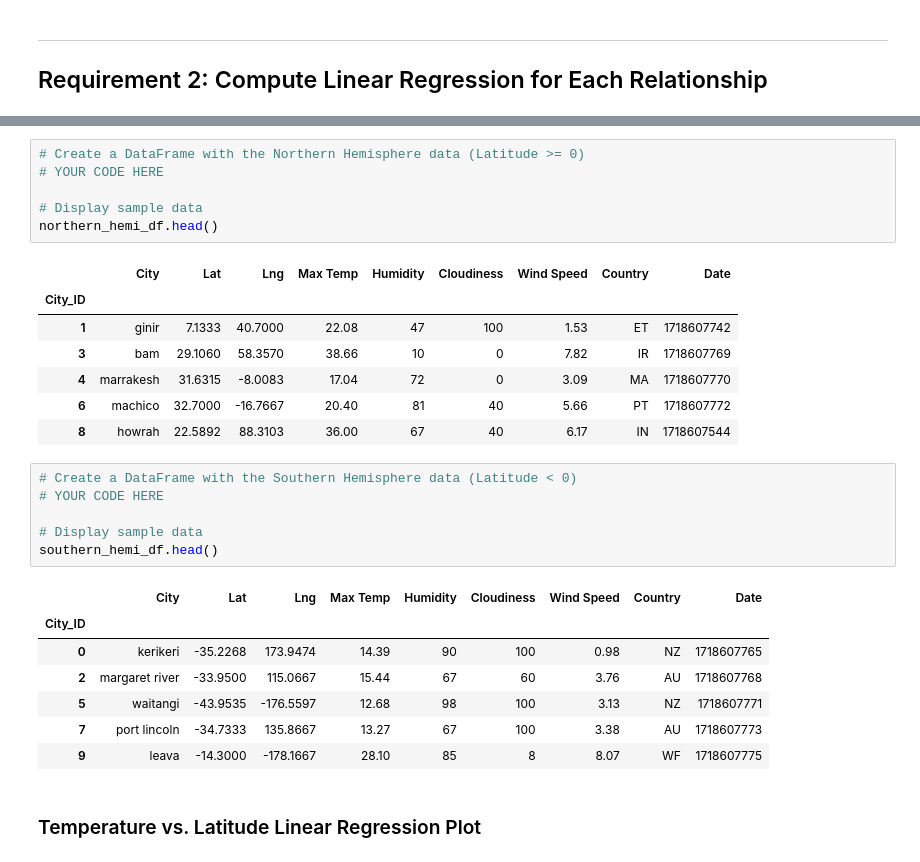
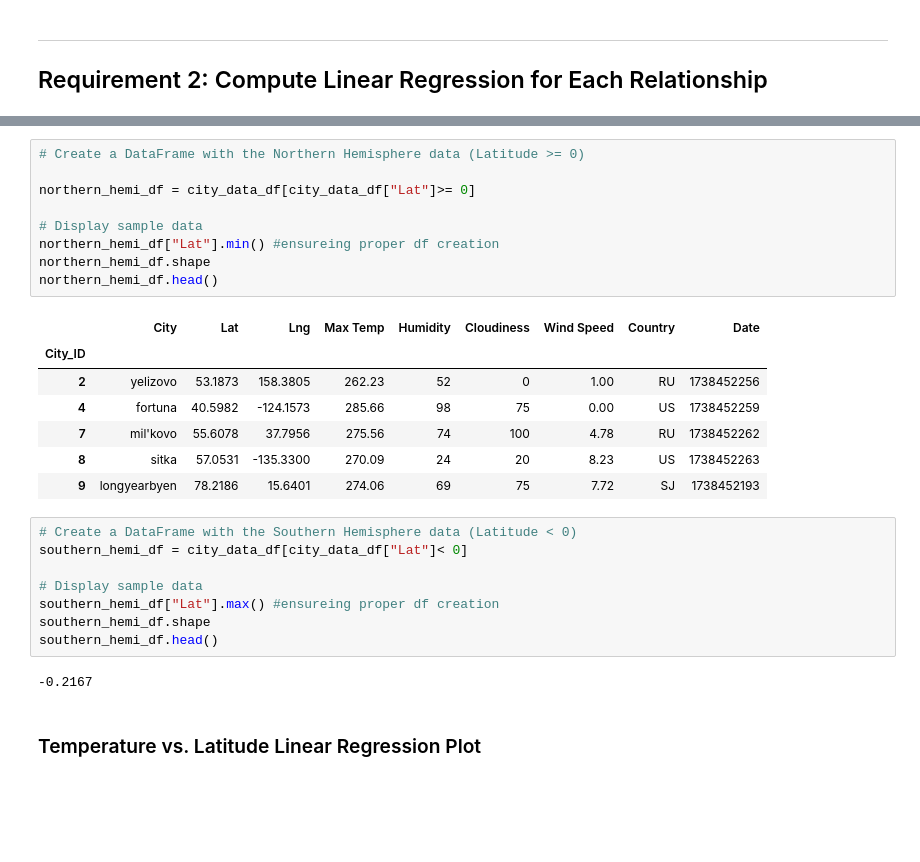
Before and after one commit to mjohnnywest/module_6_challenge, a Jupyter notebook: WeatherPy Starter.ipynb, the cells around one changed output, grey strips where cells are left out. Saved outputs shown, nothing was run; the diff lists cells and outputs as text; blank space fills up the shorter version.

```diff
--- a/WeatherPy Starter.ipynb
+++ b/WeatherPy Starter.ipynb
@@ -294,30 +310,29 @@ def linreg(x,y):
 # %%
 # Create a DataFrame with the Northern Hemisphere data (Latitude >= 0)
-# YOUR CODE HERE
+
+northern_hemi_df = city_data_df[city_data_df["Lat"]>= 0]
 
 # Display sample data
+northern_hemi_df["Lat"].min() #ensureing proper df creation
+northern_hemi_df.shape
 northern_hemi_df.head()
 # %% [output]
 |  | City | Lat | Lng | Max Temp | Humidity | Cloudiness | Wind Speed | Country | Date |
 | City_ID |  |  |  |  |  |  |  |  |  |
-| 1 | ginir | 7.1333 | 40.7000 | 22.08 | 47 | 100 | 1.53 | ET | 1718607742 |
-| 3 | bam | 29.1060 | 58.3570 | 38.66 | 10 | 0 | 7.82 | IR | 1718607769 |
-| 4 | marrakesh | 31.6315 | -8.0083 | 17.04 | 72 | 0 | 3.09 | MA | 1718607770 |
-| 6 | machico | 32.7000 | -16.7667 | 20.40 | 81 | 40 | 5.66 | PT | 1718607772 |
-| 8 | howrah | 22.5892 | 88.3103 | 36.00 | 67 | 40 | 6.17 | IN | 1718607544 |
+| 2 | yelizovo | 53.1873 | 158.3805 | 262.23 | 52 | 0 | 1.00 | RU | 1738452256 |
+| 4 | fortuna | 40.5982 | -124.1573 | 285.66 | 98 | 75 | 0.00 | US | 1738452259 |
+| 7 | mil'kovo | 55.6078 | 37.7956 | 275.56 | 74 | 100 | 4.78 | RU | 1738452262 |
+| 8 | sitka | 57.0531 | -135.3300 | 270.09 | 24 | 20 | 8.23 | US | 1738452263 |
+| 9 | longyearbyen | 78.2186 | 15.6401 | 274.06 | 69 | 75 | 7.72 | SJ | 1738452193 |
 # %%
 # Create a DataFrame with the Southern Hemisphere data (Latitude < 0)
-# YOUR CODE HERE
+southern_hemi_df = city_data_df[city_data_df["Lat"]< 0]
 
 # Display sample data
+southern_hemi_df["Lat"].max() #ensureing proper df creation
+southern_hemi_df.shape
 southern_hemi_df.head()
 # %% [output]
-|  | City | Lat | Lng | Max Temp | Humidity | Cloudiness | Wind Speed | Country | Date |
-| City_ID |  |  |  |  |  |  |  |  |  |
-| 0 | kerikeri | -35.2268 | 173.9474 | 14.39 | 90 | 100 | 0.98 | NZ | 1718607765 |
-| 2 | margaret river | -33.9500 | 115.0667 | 15.44 | 67 | 60 | 3.76 | AU | 1718607768 |
-| 5 | waitangi | -43.9535 | -176.5597 | 12.68 | 98 | 100 | 3.13 | NZ | 1718607771 |
-| 7 | port lincoln | -34.7333 | 135.8667 | 13.27 | 67 | 100 | 3.38 | AU | 1718607773 |
-| 9 | leava | -14.3000 | -178.1667 | 28.10 | 85 | 8 | 8.07 | WF | 1718607775 |
+-0.2167
 # %% [markdown]
 ###  Temperature vs. Latitude Linear Regression Plot
```
Also changed, not shown: parts of 21 cells of this notebook, 9 other files.
